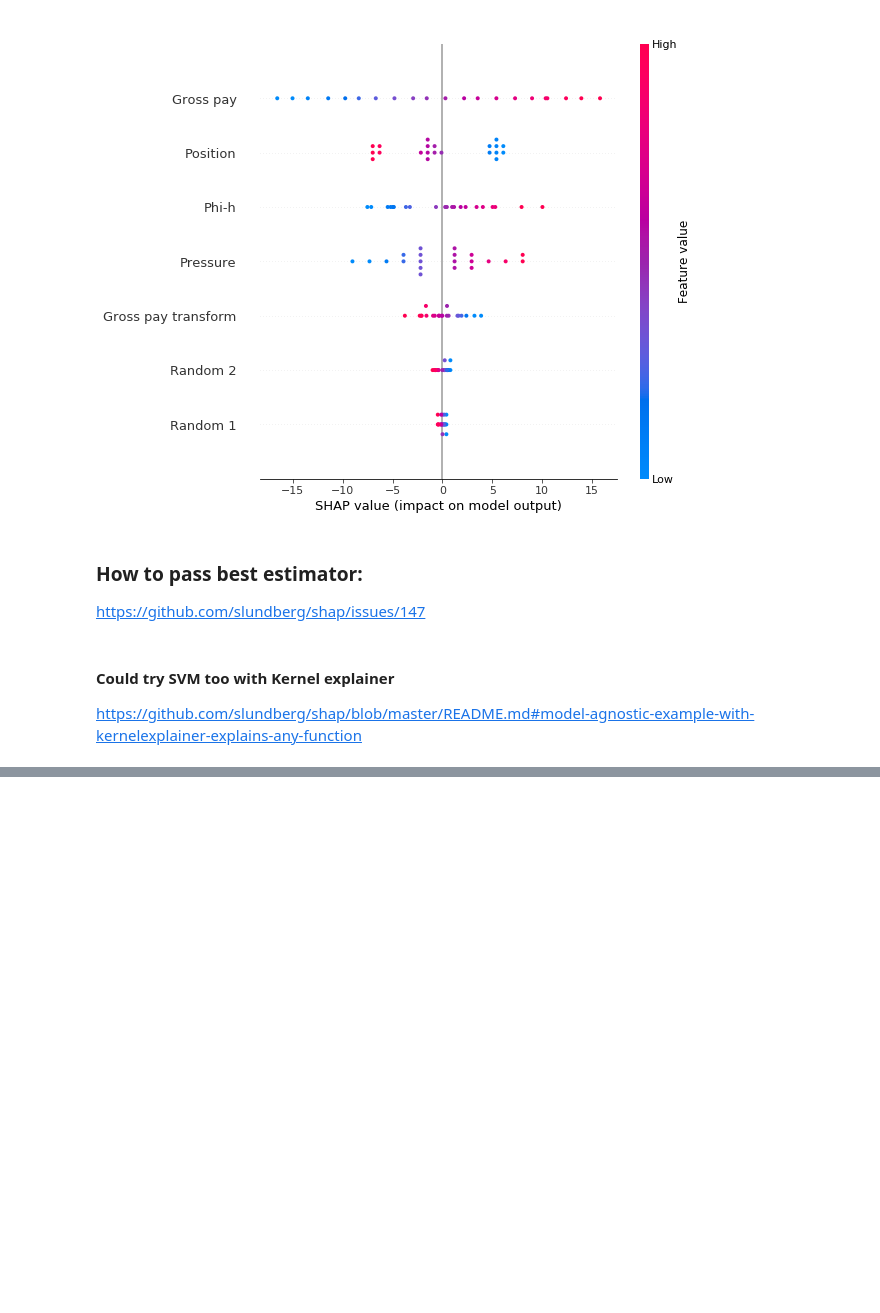
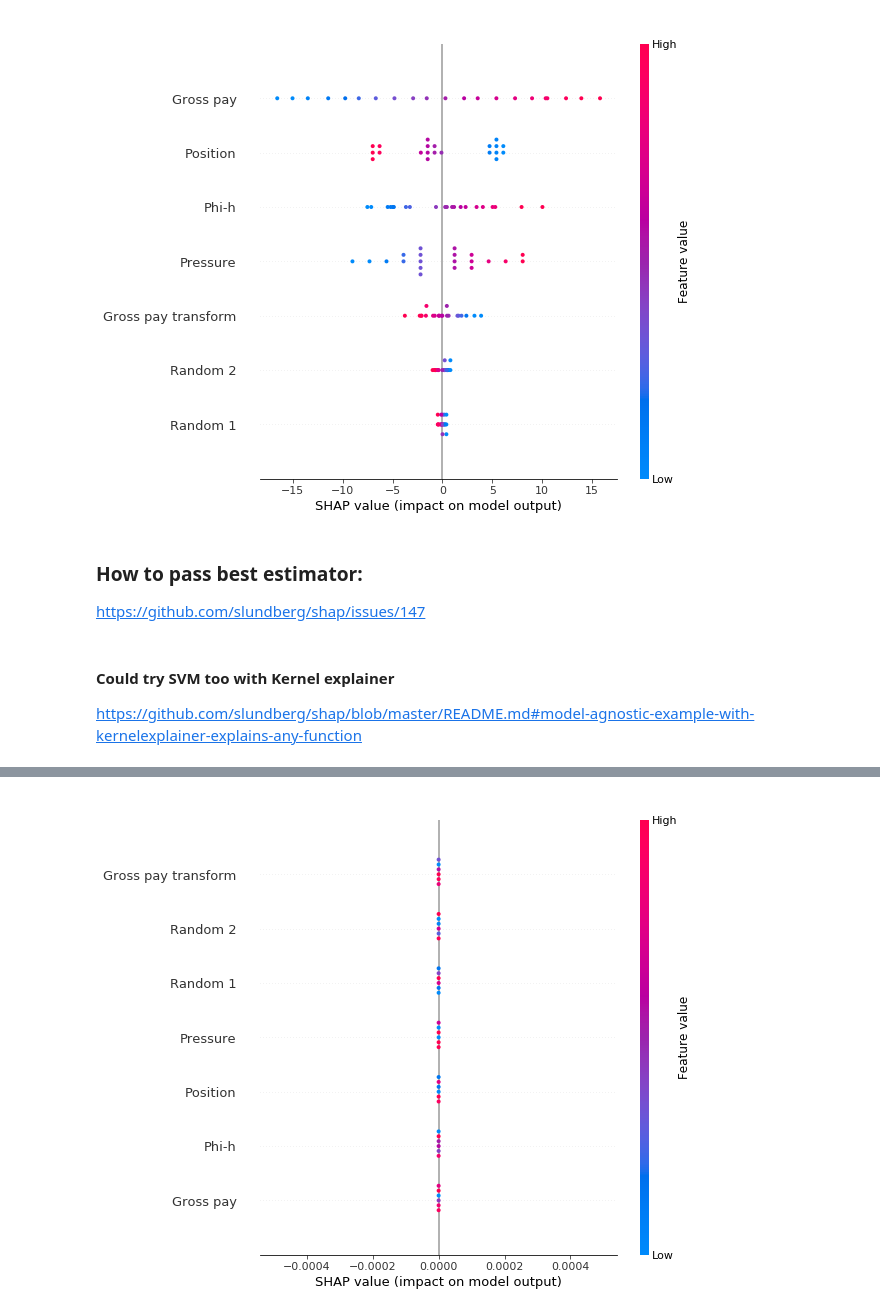
Before and after one commit to mycarta/Data-science-tools-petroleum-exploration-and-production, a Jupyter notebook: Python/notebooks_dev/variable_selection_07_LR-RF_SHAP_values.ipynb, the cells around one changed output, grey strips where cells are left out. Drawn from its saved outputs; the diff is of its cells as text; code cells hidden in the pictures; blank space fills up the shorter version.

```diff
--- a/Python/notebooks_dev/variable_selection_07_LR-RF_SHAP_values.ipynb
+++ b/Python/notebooks_dev/variable_selection_07_LR-RF_SHAP_values.ipynb
@@ -246,0 +264,7 @@ TypeError: 'SVR' object is not callable
+# %%
+train_X, val_X, train_y, val_y = train_test_split(scaled_X_df, y, test_size= 0.3, random_state=99)
+# %%
+SVM_regressor = svm.SVR(kernel='rbf', cache_size = 800)
+svrr = SVM_regressor.fit(train_X, train_y).predict
+explainer = shap.KernelExplainer(svrr, scaled_X_df)
+shap_values = explainer.shap_values(val_X, l1_reg= 0.5)
@@ -246,0 +273,8 @@ TypeError: 'SVR' object is not callable
+# %%
+#shap.summary_plot(shap_values, val_X, show=False)
+shap.summary_plot(shap_values, val_X, show=False)
+fig = plt.gcf()
+fig.set_size_inches(8, 8)
+plt.show();
+# %% [output]
+[figure, added]
```
Also changed, not shown: parts of 17 cells of this notebook, 1 other file.
